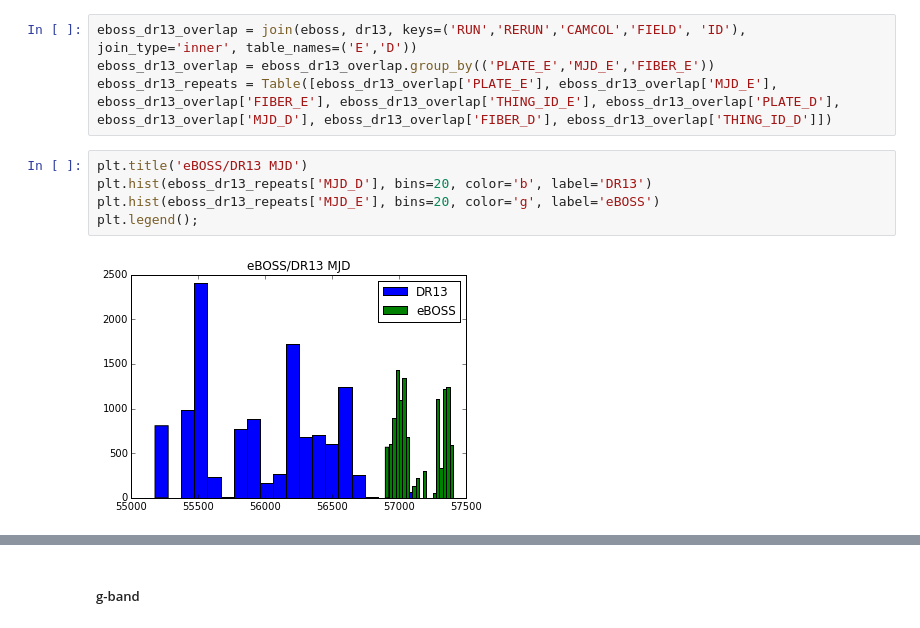
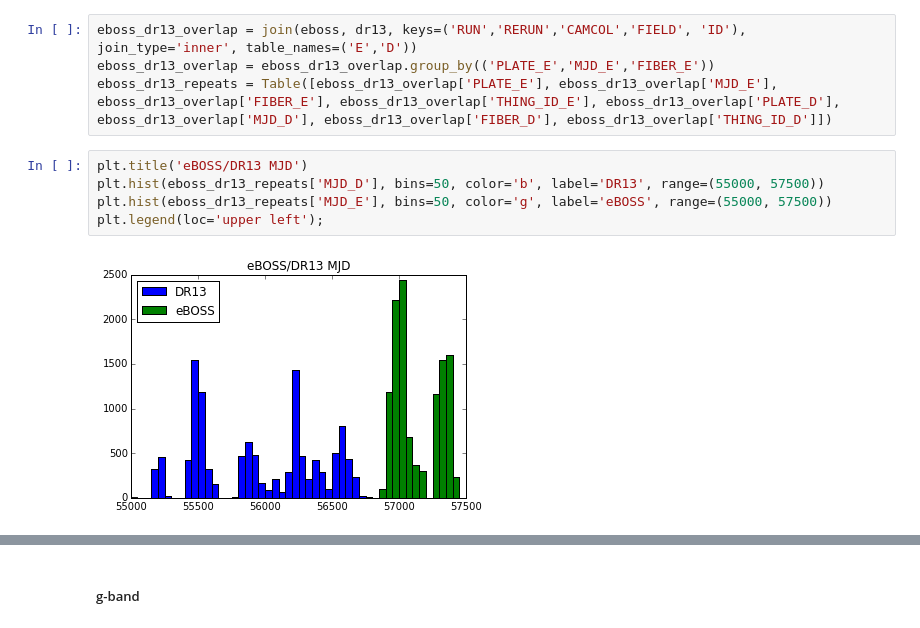
Before and after one commit to belaa/eboss-lya-qa, a Jupyter notebook: eboss_boss_repeat_qsos.ipynb, the cells around one changed output, grey strips where cells are left out. Drawn from its saved outputs; the diff is of its cells as text.

```diff
--- a/eboss_boss_repeat_qsos.ipynb
+++ b/eboss_boss_repeat_qsos.ipynb
@@ -75,8 +75,8 @@ eboss_dr13_overlap = eboss_dr13_overlap.group_by(('PLATE_E','MJD_E','FIBER_E'))
 eboss_dr13_repeats = Table([eboss_dr13_overlap['PLATE_E'], eboss_dr13_overlap['MJD_E'], eboss_dr13_overlap['FIBER_E'], eboss_dr13_overlap['THING_ID_E'], eboss_dr13_overlap['PLATE_D'], eboss_dr13_overlap['MJD_D'], eboss_dr13_overlap['FIBER_D'], eboss_dr13_overlap['THING_ID_D']])
 # %%
 plt.title('eBOSS/DR13 MJD')
-plt.hist(eboss_dr13_repeats['MJD_D'], bins=20, color='b', label='DR13')
-plt.hist(eboss_dr13_repeats['MJD_E'], bins=20, color='g', label='eBOSS')
-plt.legend();
+plt.hist(eboss_dr13_repeats['MJD_D'], bins=50, color='b', label='DR13', range=(55000, 57500))
+plt.hist(eboss_dr13_repeats['MJD_E'], bins=50, color='g', label='eBOSS', range=(55000, 57500))
+plt.legend(loc='upper left');
 # %% [output]
-[figure, old version]
+[figure, new version]
```
Also changed, not shown: parts of 8 cells of this notebook.
